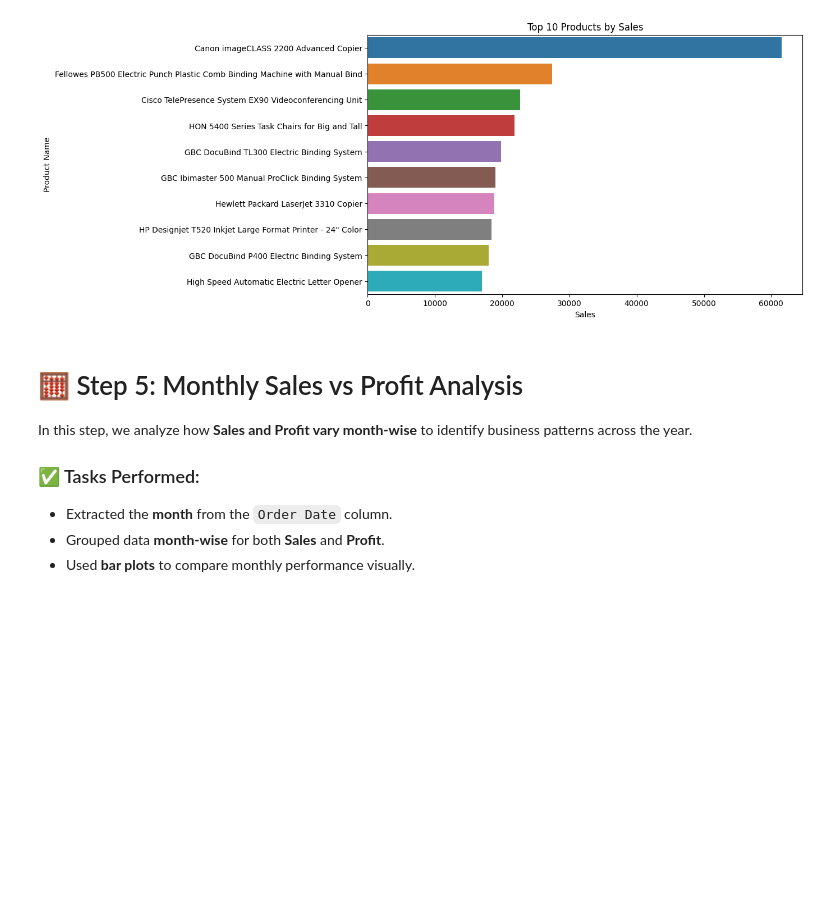
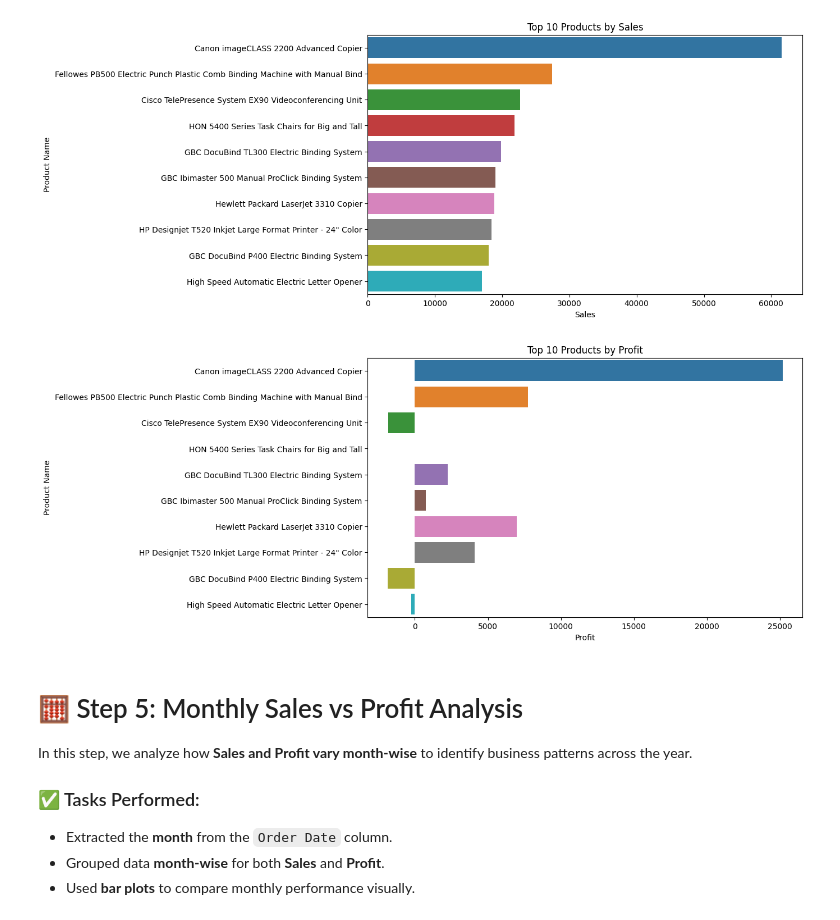
Before and after one commit to anshkumar2311/AI-Powered-Sales-Forecasting-Dashboard, a Jupyter notebook: ai-powered-sales-forecasting-dashboard.ipynb, the cells around one changed output. Cells and saved outputs as stored; diff of their text form; code cells hidden in the pictures; blank space fills up the shorter version.

```diff
--- a/ai-powered-sales-forecasting-dashboard.ipynb
+++ b/ai-powered-sales-forecasting-dashboard.ipynb
@@ -283,7 +303,8 @@ plt.show()
+# %%
+# # 4.4. Top 10 Products by Sales
+top_products = df.groupby('Product Name')[['Sales','Profit']].sum().nlargest(10, 'Sales').reset_index()
 # %%
-# 4.4. Top 10 Products by Sales
-
-top_products = df.groupby('Product Name')['Sales'].sum().nlargest(10).reset_index()
+# Product by sales
 plt.figure(figsize=(10,6))
 sns.barplot(data=top_products, x='Sales', y="Product Name")
 plt.title('Top 10 Products by Sales')
@@ -292,6 +313,16 @@ plt.ylabel('Product Name')
 plt.show()
 # %% [output]
 [figure]
+# %%
+#product by Profit
+plt.figure(figsize=(10,6))
+sns.barplot(data=top_products, x='Profit', y="Product Name")
+plt.title('Top 10 Products by Profit')
+plt.xlabel('Profit')
+plt.ylabel('Product Name')
+plt.show()
+# %% [output]
+[figure, added]
 # %% [markdown]
 # 🧮 Step 5: Monthly Sales vs Profit Analysis
 
```
Also changed, not shown: parts of 6 cells of this notebook.
